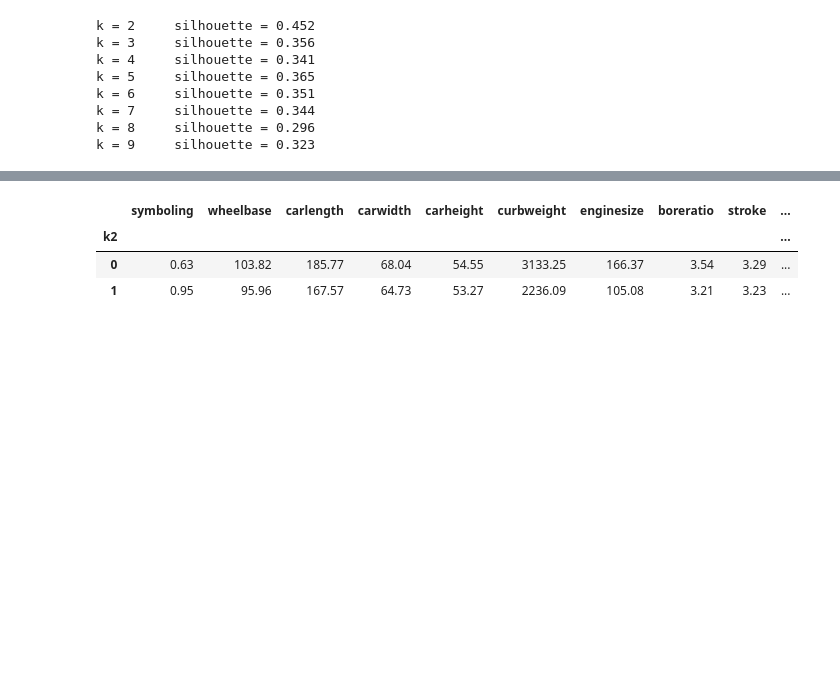
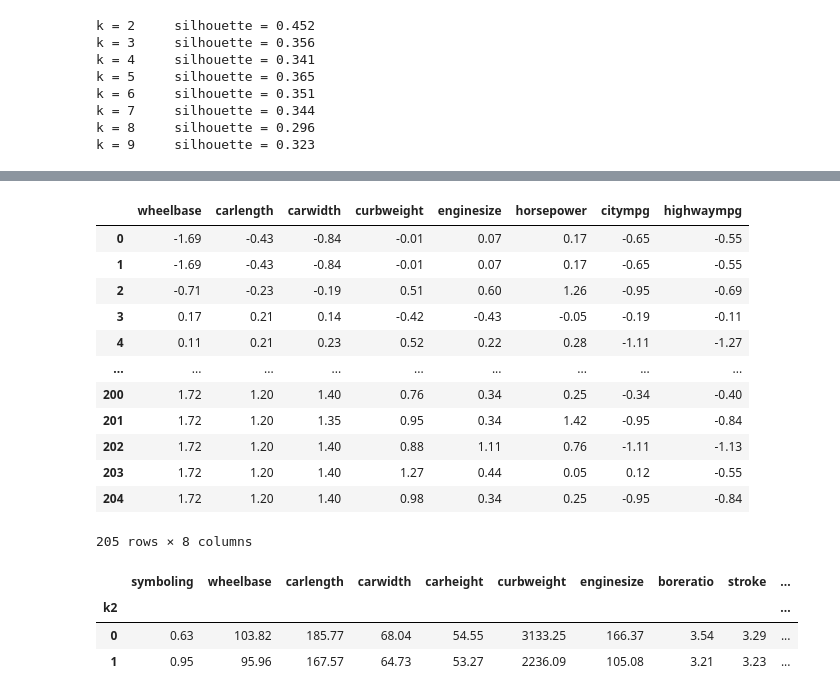
Before and after one commit to laglead/IS834_Fall_2026, a Jupyter notebook: Session 10 - Unsupervised Learning and Clustering/Unsupervised_Learning_and_Clustering.ipynb, the cells around one changed output, grey strips where cells are left out. Saved outputs shown, nothing was run; the diff lists cells and outputs as text; code cells hidden in the pictures; blank space fills up the shorter version.

```diff
--- a/Session 10 - Unsupervised Learning and Clustering/Unsupervised_Learning_and_Clustering.ipynb
+++ b/Session 10 - Unsupervised Learning and Clustering/Unsupervised_Learning_and_Clustering.ipynb
@@ -446,3 +451,20 @@ ValueError: Cannot take a larger sample than population when 'replace=False'
+# %%
+X_scaled_df = pd.DataFrame(X_scaled, columns=X.columns).round(2)
+X_scaled_df
+# %% [output]
+|  | wheelbase | carlength | carwidth | curbweight | enginesize | horsepower | citympg | highwaympg |
+| 0 | -1.69 | -0.43 | -0.84 | -0.01 | 0.07 | 0.17 | -0.65 | -0.55 |
+| 1 | -1.69 | -0.43 | -0.84 | -0.01 | 0.07 | 0.17 | -0.65 | -0.55 |
+| 2 | -0.71 | -0.23 | -0.19 | 0.51 | 0.60 | 1.26 | -0.95 | -0.69 |
+| 3 | 0.17 | 0.21 | 0.14 | -0.42 | -0.43 | -0.05 | -0.19 | -0.11 |
+| 4 | 0.11 | 0.21 | 0.23 | 0.52 | 0.22 | 0.28 | -1.11 | -1.27 |
+| ... | ... | ... | ... | ... | ... | ... | ... | ... |
+| 200 | 1.72 | 1.20 | 1.40 | 0.76 | 0.34 | 0.25 | -0.34 | -0.40 |
+| 201 | 1.72 | 1.20 | 1.35 | 0.95 | 0.34 | 1.42 | -0.95 | -0.84 |
+| 202 | 1.72 | 1.20 | 1.40 | 0.88 | 1.11 | 0.76 | -1.11 | -1.13 |
+| 203 | 1.72 | 1.20 | 1.40 | 1.27 | 0.44 | 0.05 | 0.12 | -0.55 |
+| 204 | 1.72 | 1.20 | 1.40 | 0.98 | 0.34 | 0.25 | -0.95 | -0.84 |
+205 rows × 8 columns
 # %%
 # cars["k2"] = KMeans(n_clusters=2, random_state=595, n_init=10).fit_predict(X_scaled)
 # cars.groupby("k2")[features + ["price"]].mean().round(2)
```
Also changed, not shown: parts of 3 cells of this notebook, 2 other files.
